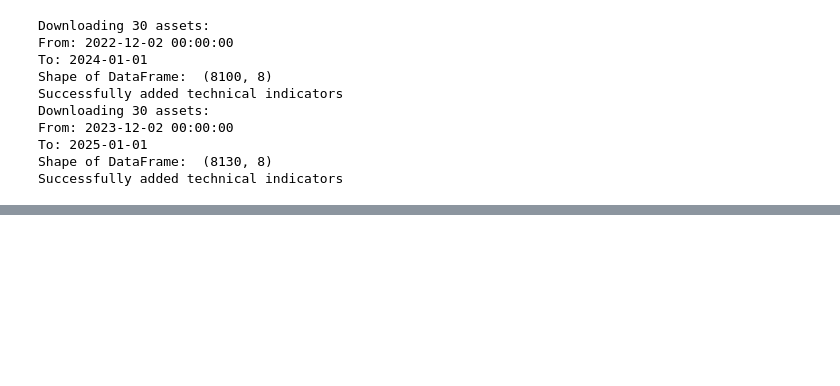
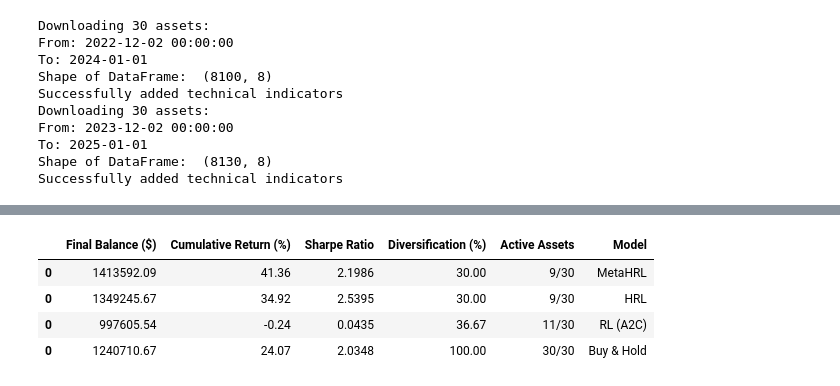
Before and after one commit to andoniiribarren/HRL_MAML_StockTrading, a Jupyter notebook: demo/eval.ipynb, the cells around one changed output, grey strips where cells are left out. Saved outputs shown, nothing was run; the diff lists cells and outputs as text; code cells hidden in the pictures; blank space fills up the shorter version.

```diff
--- a/demo/eval.ipynb
+++ b/demo/eval.ipynb
@@ -67,0 +97,20 @@ plot_portfolio_evolution(dfs_24, labels)
+# %%
+# 2024 metrics
+
+df1 = calculate_portfolio_metrics(df_metaHRL_24, positions['meta_hrl_24'])
+
+df2 = calculate_portfolio_metrics(df_HRL_24, positions['meta_hrl_24'])
+df3 = calculate_portfolio_metrics(df_RLbase_24, positions['RL_baseline_24'])
+df4 = calculate_portfolio_metrics(df_buy_hold_24, positions["buy_hold"])
+
+df_final_24 = pd.concat([df1, df2, df3, df4])
+
+df_final_24["Model"] = ["MetaHRL", "HRL", "RL (A2C)", "Buy & Hold"]
+
+df_final_24
+# %% [output]
+|  | Final Balance ($) | Cumulative Return (%) | Sharpe Ratio | Diversification (%) | Active Assets | Model |
+| 0 | 1413592.09 | 41.36 | 2.1986 | 30.00 | 9/30 | MetaHRL |
+| 0 | 1349245.67 | 34.92 | 2.5395 | 30.00 | 9/30 | HRL |
+| 0 | 997605.54 | -0.24 | 0.0435 | 36.67 | 11/30 | RL (A2C) |
+| 0 | 1240710.67 | 24.07 | 2.0348 | 100.00 | 30/30 | Buy & Hold |
```
Also changed, not shown: parts of 5 cells of this notebook, 12 other files.
